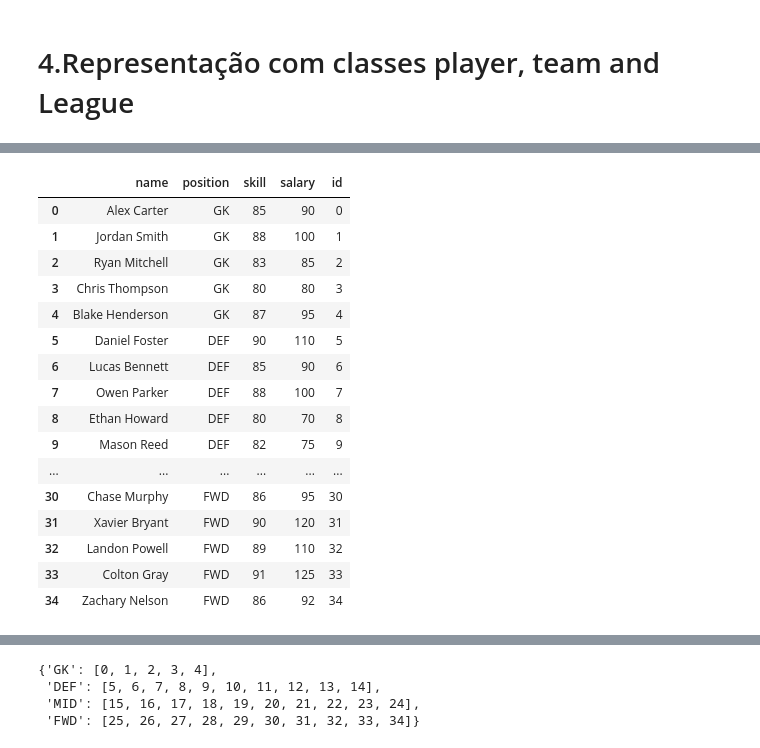
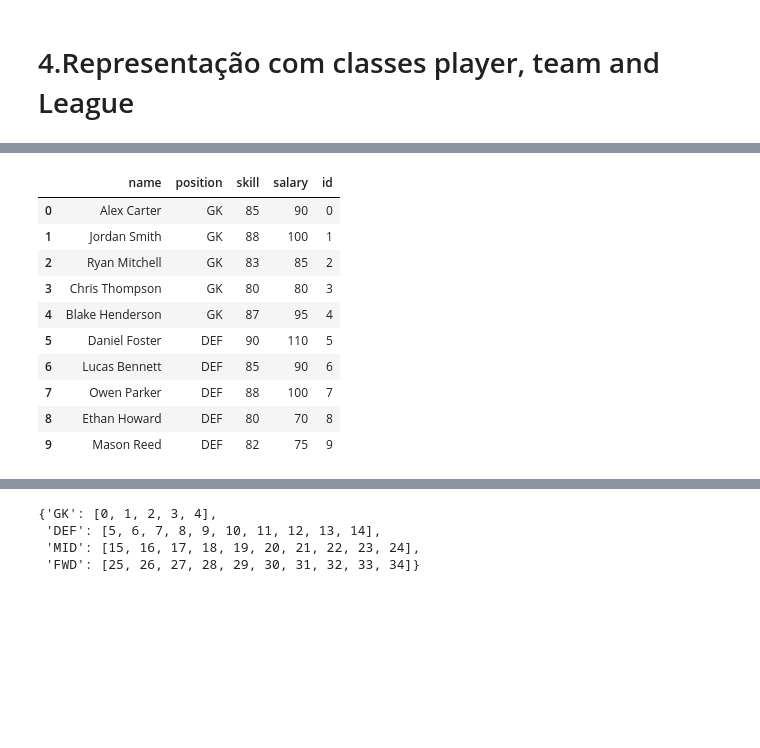
Before and after one commit to Dumendes10/CIFO_24_25_Group_AM, a Jupyter notebook: notebook1_v3_helena.ipynb, the cells around one changed output, grey strips where cells are left out. Drawn from its saved outputs; the diff is of its cells as text; code cells hidden in the pictures; blank space fills up the shorter version.

```diff
--- a/notebook1_v3_helena.ipynb
+++ b/notebook1_v3_helena.ipynb
@@ -199,20 +128,14 @@ df_sorted["id"]= df_sorted.index
 # %%
-df_sorted
+df_sorted.head(10)
 # %% [output]
 |  | name | position | skill | salary | id |
 | 0 | Alex Carter | GK | 85 | 90 | 0 |
 | 1 | Jordan Smith | GK | 88 | 100 | 1 |
 | 2 | Ryan Mitchell | GK | 83 | 85 | 2 |
 | 3 | Chris Thompson | GK | 80 | 80 | 3 |
 | 4 | Blake Henderson | GK | 87 | 95 | 4 |
 | 5 | Daniel Foster | DEF | 90 | 110 | 5 |
 | 6 | Lucas Bennett | DEF | 85 | 90 | 6 |
 | 7 | Owen Parker | DEF | 88 | 100 | 7 |
 | 8 | Ethan Howard | DEF | 80 | 70 | 8 |
 | 9 | Mason Reed | DEF | 82 | 75 | 9 |
-| ... | ... | ... | ... | ... | ... |
-| 30 | Chase Murphy | FWD | 86 | 95 | 30 |
-| 31 | Xavier Bryant | FWD | 90 | 120 | 31 |
-| 32 | Landon Powell | FWD | 89 | 110 | 32 |
-| 33 | Colton Gray | FWD | 91 | 125 | 33 |
-| 34 | Zachary Nelson | FWD | 86 | 92 | 34 |
```
Also changed, not shown: parts of 111 cells of this notebook.
